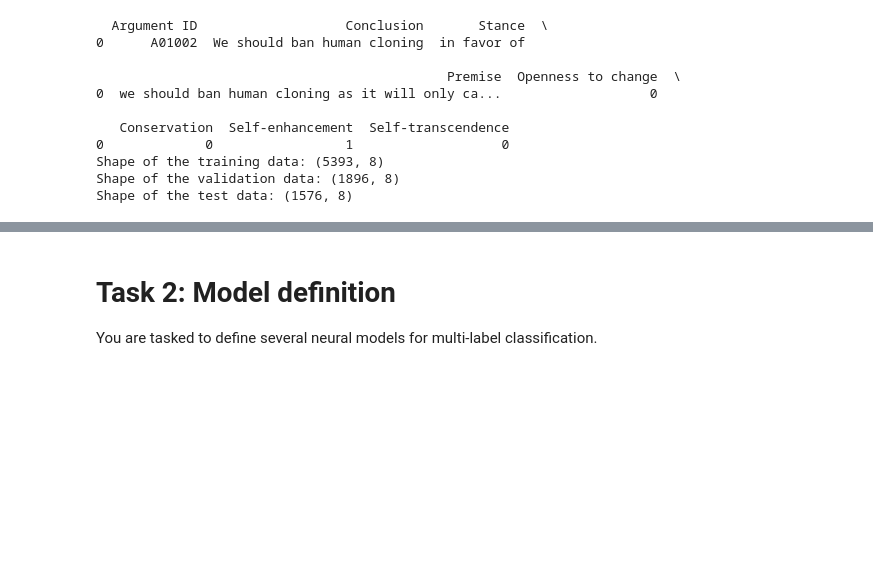
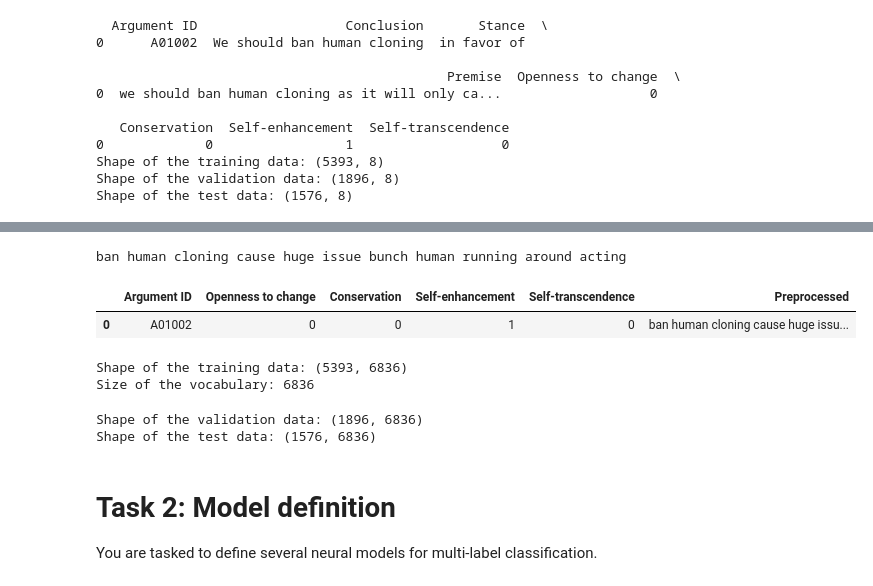
Before and after one commit to CipStr/NLProject, a Jupyter notebook: A2_v1.ipynb, the cells around one changed output, grey strips where cells are left out. Drawn from its saved outputs; the diff is of its cells as text; code cells hidden in the pictures; blank space fills up the shorter version.

```diff
--- a/A2_v1.ipynb
+++ b/A2_v1.ipynb
@@ -169,0 +185,9 @@ y_test = df_test.loc[:,'Openness to change':]
+# %%
+nltk.download('stopwords')
+nltk.download('wordnet')
+nltk.download('omw-1.4')
+
+lemmatizer = WordNetLemmatizer()
+punct = string.punctuation
+bad_symbols = re.compile('[^a-z ]')
+stopwords = set(stopwords.words('english'))
@@ -170,3 +204,46 @@ y_test = df_test.loc[:,'Openness to change':]
+# %%
+def preprocess(text):
+    text = text.lower()
+    text = bad_symbols.sub('', text)
+    text = ' '.join(word for word in text.split() if word not in punct)
+    text = ' '.join(word for word in text.split() if word not in stopwords)
+    text = ' '.join(lemmatizer.lemmatize(word) for word in text.split())
+    return text
+# %%
+train = df_train.copy()
+train['Preprocessed'] = train['Premise'].apply(preprocess)
+print(train['Preprocessed'][0])
+train = train.drop(columns=train.columns[1:4])
+train.head(1)
+val = df_val.copy()
+val['Preprocessed'] = val['Premise'].apply(preprocess)
+val = val.drop(columns=val.columns[1:4])
+test = df_test.copy()
+test['Preprocessed'] = test['Premise'].apply(preprocess)
+test = test.drop(columns=test.columns[1:4])
+# %% [output]
+ban human cloning cause huge issue bunch human running around acting
+# %%
+train.head(1)
+# %% [output]
+|  | Argument ID | Openness to change | Conservation | Self-enhancement | Self-transcendence | Preprocessed |
+| 0 | A01002 | 0 | 0 | 1 | 0 | ban human cloning cause huge issu... |
+# %%
+vectorizer = TfidfVectorizer()
+X_train = vectorizer.fit_transform(train['Preprocessed'])
+print(f"Shape of the training data: {X_train.shape}")
+print(f"Size of the vocabulary: {len(vectorizer.vocabulary_)}")
+X_val = vectorizer.transform(val['Preprocessed'])
+X_test = vectorizer.transform(test['Preprocessed'])
+# %% [output]
+Shape of the training data: (5393, 6836)
+Size of the vocabulary: 6836
+# %%
+print(f"Shape of the validation data: {X_val.shape}")
+print(f"Shape of the test data: {X_test.shape}")
+# %% [output]
+Shape of the validation data: (1896, 6836)
+Shape of the test data: (1576, 6836)
 # %% [markdown]
 # Task 2: Model definition
 
```
Also changed, not shown: parts of 18 cells of this notebook.
